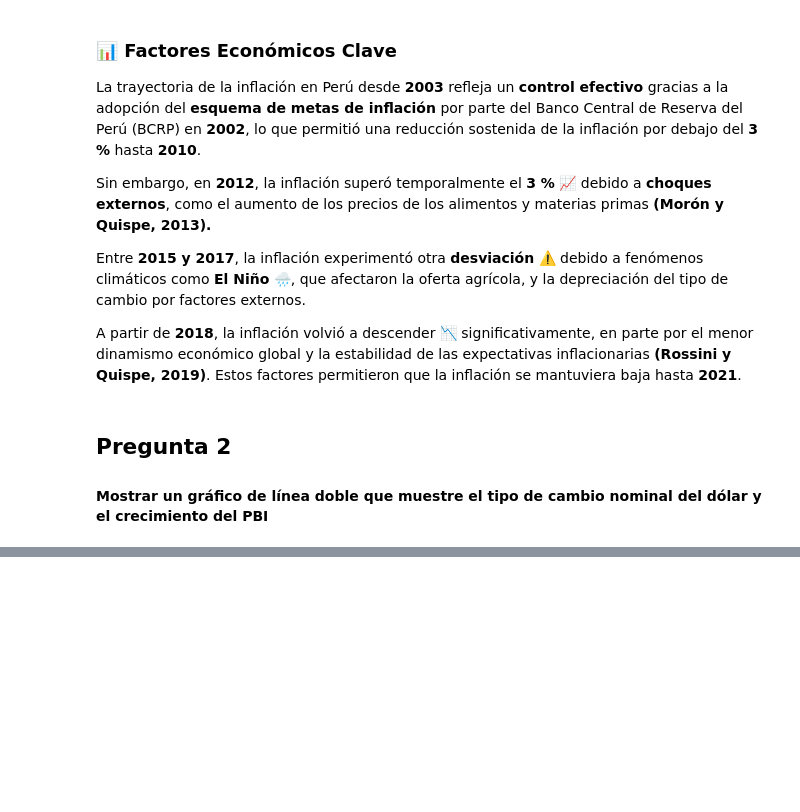
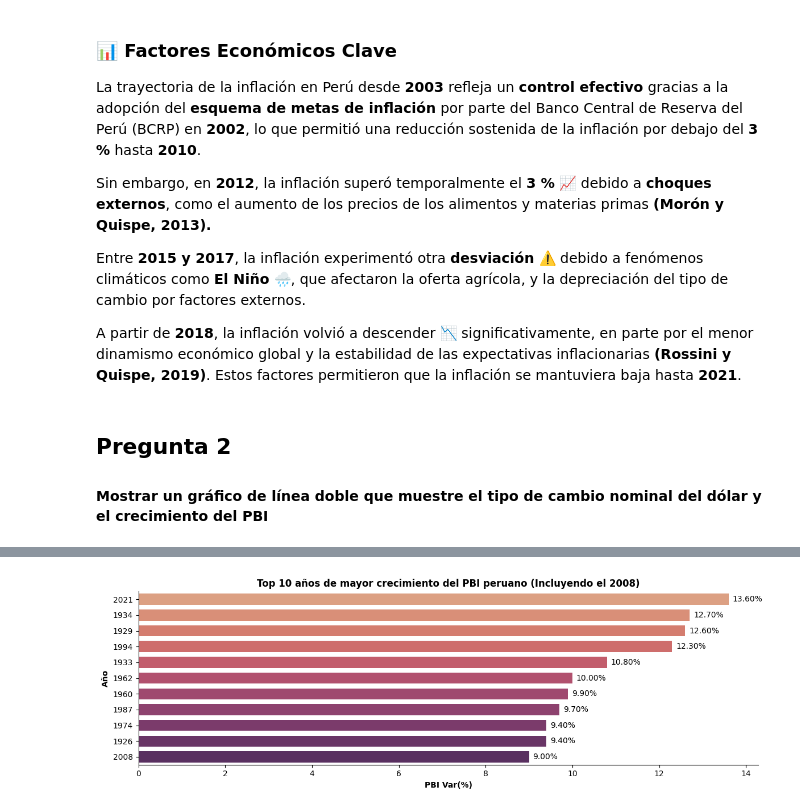
Before and after one commit to Luivelo/Expresate_Peru_con_Datos_2024_Team_GPT, a Jupyter notebook: Proyecto/Storytelling_working_enviroment.ipynb, the cells around one changed output, grey strips where cells are left out. Cells and saved outputs as stored; diff of their text form; code cells hidden in the pictures; blank space fills up the shorter version.

```diff
--- a/Proyecto/Storytelling_working_enviroment.ipynb
+++ b/Proyecto/Storytelling_working_enviroment.ipynb
@@ -104,0 +208,40 @@ data_doble_graph = data_doble_graph[['Año', 'Peru_inflación', 'Peru_PBI', 'Per
+# %%
+# Filtrar los 10 años de mayor crecimiento del PBI
+data_10_years = data.copy()
+data_2008 = data_10_years[data_10_years['Año'] == 2008] # Seleccionar el año 2008 porque en la pregunta se menciona analizar dicho año
+data_10_years = data_10_years[['Año', 'Peru_PBI_por', 'PBI']].sort_values(by='Peru_PBI_por', ascending=False).head(10)
+data_10_years['Año'] = data_10_years['Año'].astype(int)
+data_10_years = pd.concat([data_10_years, data_2008[['Año', 'Peru_PBI_por', 'PBI']].astype(int)]) #Appendeando el año 2008 al dataframe
+
+# Crear el gráfico de barras horizontal
+fig, ax = plt.subplots(figsize=(12, 4))
+bars = sns.barplot(x='Peru_PBI_por', y='Año', data=data_10_years,
+                palette='flare', orient='h',
+                order=data_10_years.sort_values('Peru_PBI_por', ascending=False)['Año'],
+                width=0.7)
+
+# Añadir etiquetas de porcentaje de variación a cada barra
+for i, bar in enumerate(bars.patches):
+    width = bar.get_width()
+    year = data_10_years.iloc[i]['Año']
+    pbi_por = data_10_years.iloc[i]['Peru_PBI_por']
+    ax.annotate(f'{pbi_por:.2f}%',
+                xy=(width, bar.get_y() + bar.get_height() / 2),
+                xytext=(5, 0),  # 5 puntos de desplazamiento horizontal
+                textcoords="offset points",
+                ha='left', va='center', fontsize=10, color='black')
+
+# Limpiar bordes innecesarios del gráfico
+sns.despine(left=False, bottom=False)
+
+# Añadir título y etiquetas
+plt.title("Top 10 años de mayor crecimiento del PBI peruano (Incluyendo el 2008)", weight='bold')
+ax.set_xlabel("PBI Var(%)", weight='bold')
+ax.set_ylabel("Año", weight='bold')
+
+# Ajustar diseño y mostrar gráfico
+plt.grid(False)
+plt.tight_layout()
+plt.show()
+# %% [output]
+[figure, added]
```
Also changed, not shown: parts of 10 cells of this notebook.
